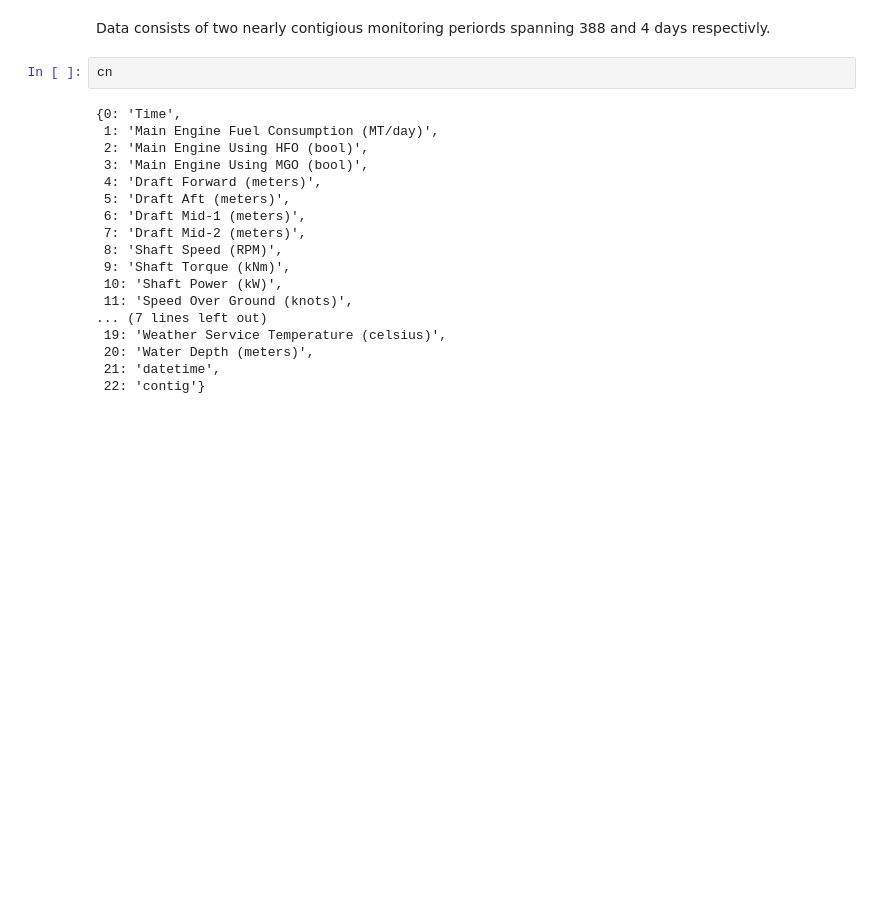
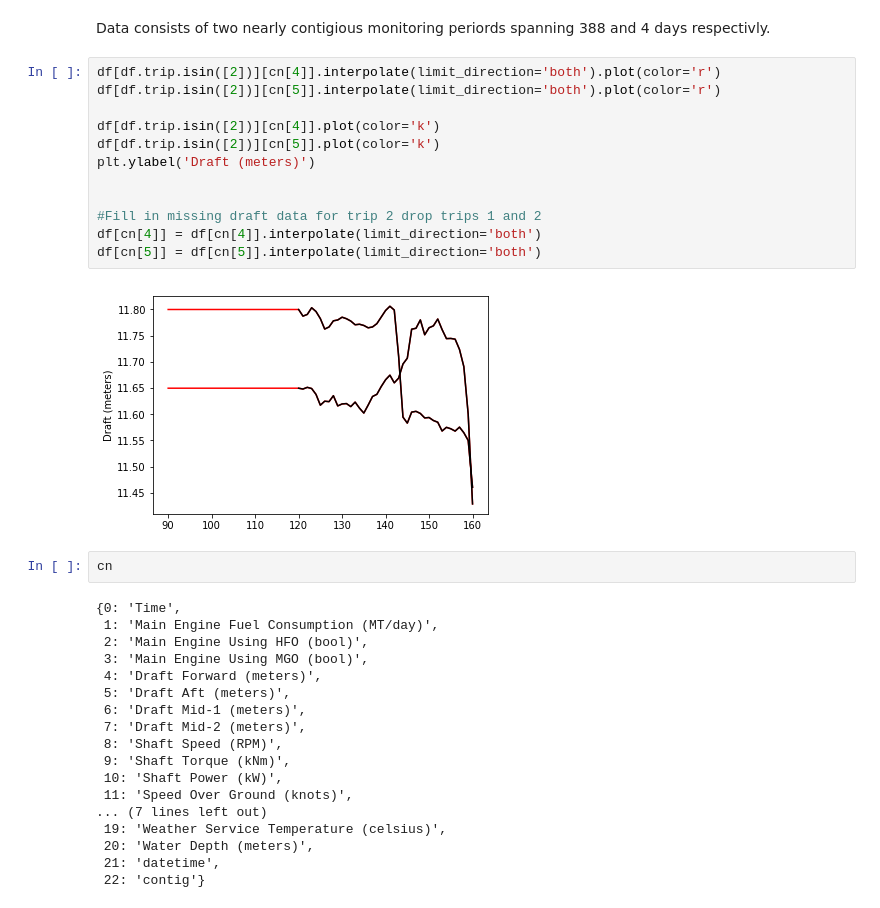
Before and after one commit to jfried23/ship, a Jupyter notebook: Pre-processing.ipynb, the cells around one changed output. Cells and saved outputs as stored; diff of their text form; blank space fills up the shorter version.

```diff
--- a/Pre-processing.ipynb
+++ b/Pre-processing.ipynb
@@ -25,5 +58,19 @@ df[cn[19]] = df[cn[19]].replace(to_replace=0, value=np.nan).interpolate()
 # %% [markdown]
 Data consists of two nearly contigious monitoring periords spanning 388 and 4 days respectivly.
+# %%
+df[df.trip.isin([2])][cn[4]].interpolate(limit_direction='both').plot(color='r')
+df[df.trip.isin([2])][cn[5]].interpolate(limit_direction='both').plot(color='r')
+
+df[df.trip.isin([2])][cn[4]].plot(color='k')
+df[df.trip.isin([2])][cn[5]].plot(color='k')
+plt.ylabel('Draft (meters)')
+
+
+#Fill in missing draft data for trip 2 drop trips 1 and 2
+df[cn[4]] = df[cn[4]].interpolate(limit_direction='both')
+df[cn[5]] = df[cn[5]].interpolate(limit_direction='both')
+# %% [output]
+[figure, added]
 # %%
 cn
 # %% [output]
```
Also changed, not shown: parts of 13 cells of this notebook, 2 other files.
